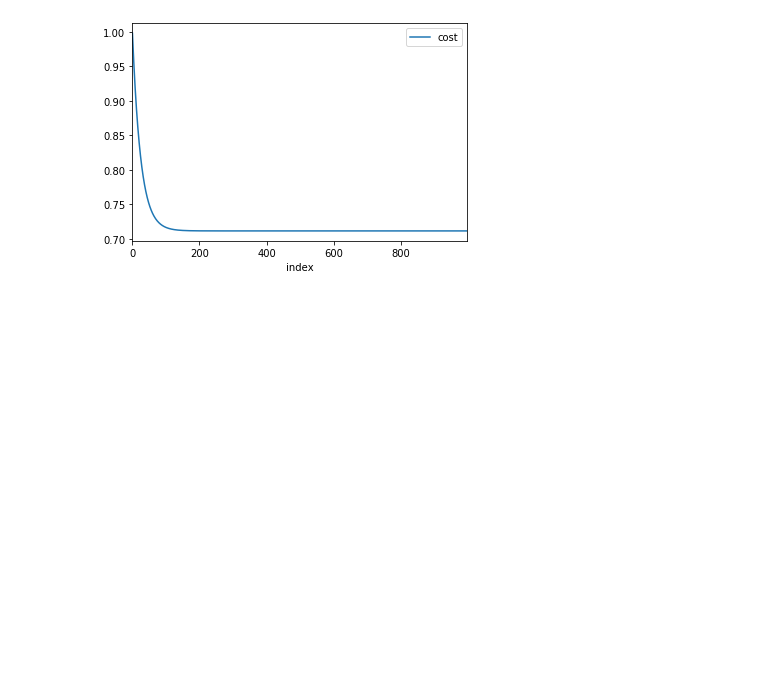
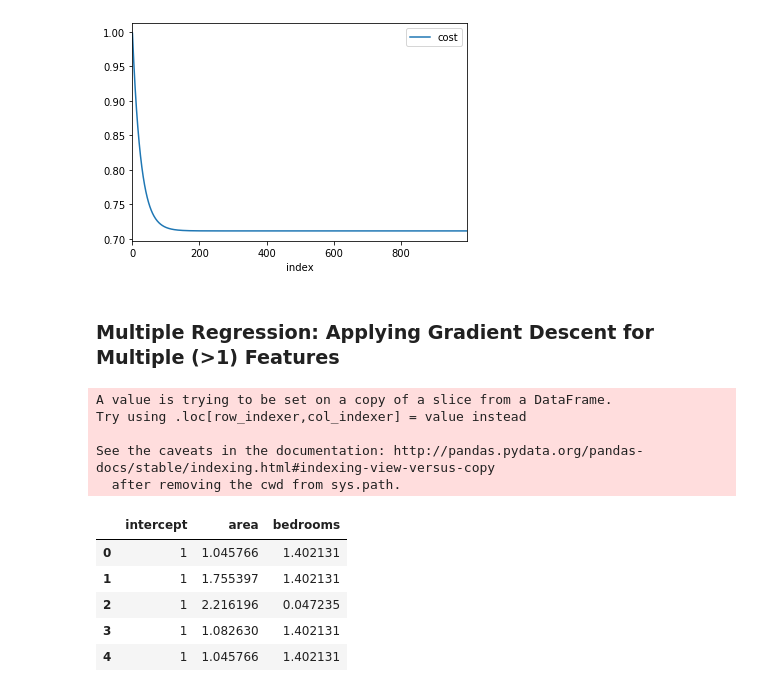
Before and after one commit to R-aryan/Machine_Learning_Crash_Course, a Jupyter notebook: Gradient Descent/Gradient Descent.ipynb, the cells around one changed output. Saved outputs shown, nothing was run; the diff lists cells and outputs as text; code cells hidden in the pictures; blank space fills up the shorter version.

```diff
--- a/Gradient Descent/Gradient Descent.ipynb
+++ b/Gradient Descent/Gradient Descent.ipynb
@@ -144,3 +144,30 @@ gradients.reset_index().plot.line(x='index', y=['cost'])
 # %% [output]
 <matplotlib.axes._subplots.AxesSubplot at 0x...>
 [figure]
+# %% [markdown]
+### Multiple Regression: Applying Gradient Descent for Multiple (>1) Features
+# %%
+# Assigning feature variable X
+X = housing[['area','bedrooms']]
+
+# Assigning response variable y
+y = housing['price']
+# %%
+# Add a columns of 1s as an intercept to X.
+# The intercept column is needed for convenient matrix representation of cost function
+
+X['intercept'] = 1
+X = X.reindex_axis(['intercept','area','bedrooms'], axis=1)
+X.head()
+# %% [output]
+A value is trying to be set on a copy of a slice from a DataFrame.
+Try using .loc[row_indexer,col_indexer] = value instead
+
+See the caveats in the documentation: http://pandas.pydata.org/pandas-docs/stable/indexing.html#indexing-view-versus-copy
+  after removing the cwd from sys.path.
+|  | intercept | area | bedrooms |
+| 0 | 1 | 1.045766 | 1.402131 |
+| 1 | 1 | 1.755397 | 1.402131 |
+| 2 | 1 | 2.216196 | 0.047235 |
+| 3 | 1 | 1.082630 | 1.402131 |
+| 4 | 1 | 1.045766 | 1.402131 |
```
Also changed, not shown: parts of 1 cell of this notebook.
